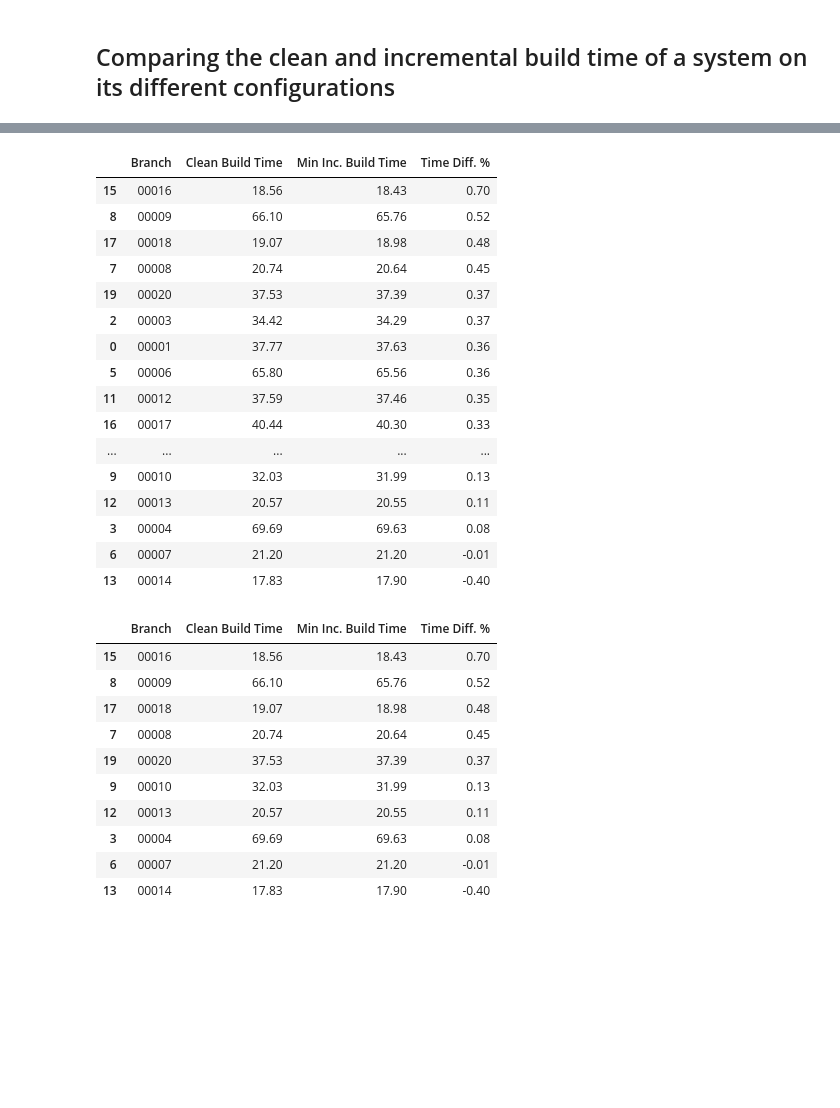
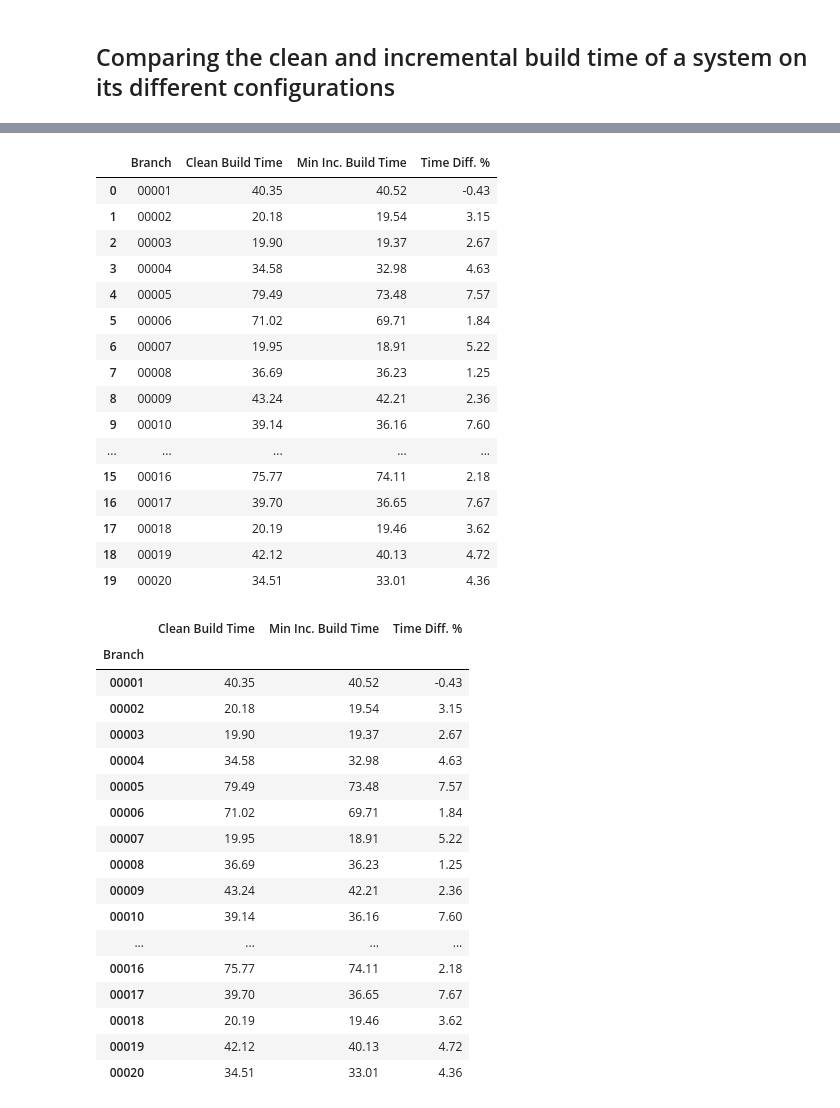
Before and after one commit to ternava/Incremental-build, a Jupyter notebook: notebooks/compare_build_time.ipynb, the cells around one changed output, grey strips where cells are left out. Saved outputs shown, nothing was run; the diff lists cells and outputs as text; code cells hidden in the pictures; blank space fills up the shorter version.

```diff
--- a/notebooks/compare_build_time.ipynb
+++ b/notebooks/compare_build_time.ipynb
@@ -5,7 +5,7 @@ import pandas as pd
 import numpy as np
 
 # Will show the clean build time and the executable's binary size for all system's configurations
-path = '/home/xternava/Documents/GitHub/Incremental-build/data/'
+path = '/home/xternava/Documents/GitHub/Incremental-build/data/rez_sample_04/'
 #path = '/src/data/'
 df1 = pd.read_csv(path + 'clean-bt.csv', converters={'BranchC': lambda x: str(x)})
 df2 = pd.read_csv(path + 'incremental-bt.csv', converters={'Br2': lambda x: str(x)})
@@ -41,43 +41,54 @@ df4 = pd.merge(df1[["Branch", "Clean Build Time"]],
                 df2[["Branch", "Min Inc. Build Time", "Time Diff. %"]])
 df4 = df4.round(decimals=2).sort_values(by = "Time Diff. %", ascending=False)
 
+df4 = df4.sort_index()
 df4
 # %% [output]
 |  | Branch | Clean Build Time | Min Inc. Build Time | Time Diff. % |
-| 15 | 00016 | 18.56 | 18.43 | 0.70 |
-| 8 | 00009 | 66.10 | 65.76 | 0.52 |
-| 17 | 00018 | 19.07 | 18.98 | 0.48 |
-| 7 | 00008 | 20.74 | 20.64 | 0.45 |
-| 19 | 00020 | 37.53 | 37.39 | 0.37 |
-| 2 | 00003 | 34.42 | 34.29 | 0.37 |
-| 0 | 00001 | 37.77 | 37.63 | 0.36 |
-| 5 | 00006 | 65.80 | 65.56 | 0.36 |
-| 11 | 00012 | 37.59 | 37.46 | 0.35 |
-| 16 | 00017 | 40.44 | 40.30 | 0.33 |
+| 0 | 00001 | 40.35 | 40.52 | -0.43 |
+| 1 | 00002 | 20.18 | 19.54 | 3.15 |
+| 2 | 00003 | 19.90 | 19.37 | 2.67 |
+| 3 | 00004 | 34.58 | 32.98 | 4.63 |
+| 4 | 00005 | 79.49 | 73.48 | 7.57 |
+| 5 | 00006 | 71.02 | 69.71 | 1.84 |
+| 6 | 00007 | 19.95 | 18.91 | 5.22 |
+| 7 | 00008 | 36.69 | 36.23 | 1.25 |
+| 8 | 00009 | 43.24 | 42.21 | 2.36 |
+| 9 | 00010 | 39.14 | 36.16 | 7.60 |
 | ... | ... | ... | ... | ... |
-| 9 | 00010 | 32.03 | 31.99 | 0.13 |
-| 12 | 00013 | 20.57 | 20.55 | 0.11 |
-| 3 | 00004 | 69.69 | 69.63 | 0.08 |
-| 6 | 00007 | 21.20 | 21.20 | -0.01 |
-| 13 | 00014 | 17.83 | 17.90 | -0.40 |
+| 15 | 00016 | 75.77 | 74.11 | 2.18 |
+| 16 | 00017 | 39.70 | 36.65 | 7.67 |
+| 17 | 00018 | 20.19 | 19.46 | 3.62 |
+| 18 | 00019 | 42.12 | 40.13 | 4.72 |
+| 19 | 00020 | 34.51 | 33.01 | 4.36 |
 # %%
 # Extracting only the first and last 5 extreme differences in build time
-df5 = df4[: 5]
-df6 = df4[-5:]
-df7 = df5.append(df6)
-df7
+#df5 = df4[: 5]
+#df6 = df4[-5:]
+#df7 = df5.append(df6)
+#df7
+
+df5 = df4.set_index(["Branch"])
+df5
 # %% [output]
-|  | Branch | Clean Build Time | Min Inc. Build Time | Time Diff. % |
-| 15 | 00016 | 18.56 | 18.43 | 0.70 |
-| 8 | 00009 | 66.10 | 65.76 | 0.52 |
-| 17 | 00018 | 19.07 | 18.98 | 0.48 |
-| 7 | 00008 | 20.74 | 20.64 | 0.45 |
-| 19 | 00020 | 37.53 | 37.39 | 0.37 |
-| 9 | 00010 | 32.03 | 31.99 | 0.13 |
-| 12 | 00013 | 20.57 | 20.55 | 0.11 |
-| 3 | 00004 | 69.69 | 69.63 | 0.08 |
-| 6 | 00007 | 21.20 | 21.20 | -0.01 |
-| 13 | 00014 | 17.83 | 17.90 | -0.40 |
+|  | Clean Build Time | Min Inc. Build Time | Time Diff. % |
+| Branch |  |  |  |
+| 00001 | 40.35 | 40.52 | -0.43 |
+| 00002 | 20.18 | 19.54 | 3.15 |
+| 00003 | 19.90 | 19.37 | 2.67 |
+| 00004 | 34.58 | 32.98 | 4.63 |
+| 00005 | 79.49 | 73.48 | 7.57 |
+| 00006 | 71.02 | 69.71 | 1.84 |
+| 00007 | 19.95 | 18.91 | 5.22 |
+| 00008 | 36.69 | 36.23 | 1.25 |
+| 00009 | 43.24 | 42.21 | 2.36 |
+| 00010 | 39.14 | 36.16 | 7.60 |
+| ... | ... | ... | ... |
+| 00016 | 75.77 | 74.11 | 2.18 |
+| 00017 | 39.70 | 36.65 | 7.67 |
+| 00018 | 20.19 | 19.46 | 3.62 |
+| 00019 | 42.12 | 40.13 | 4.72 |
+| 00020 | 34.51 | 33.01 | 4.36 |
 # %%
 # Visualized the minimum, maxium, and average incremental build time for all configurations
 import matplotlib.pyplot as plt
```
Also changed, not shown: parts of 2 cells of this notebook, 17 other files.
